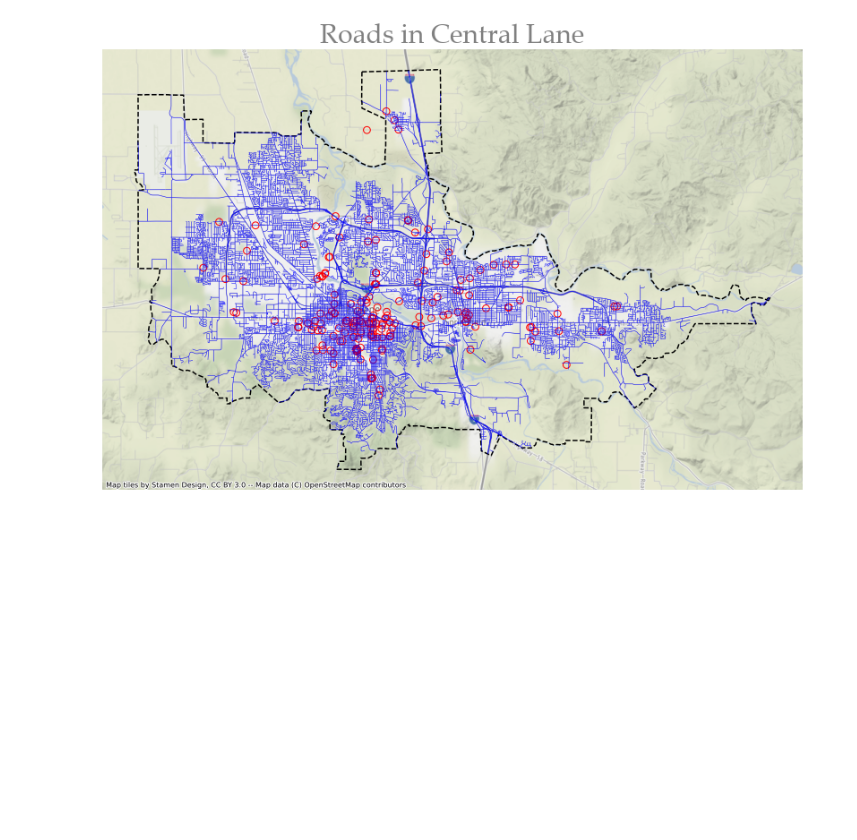
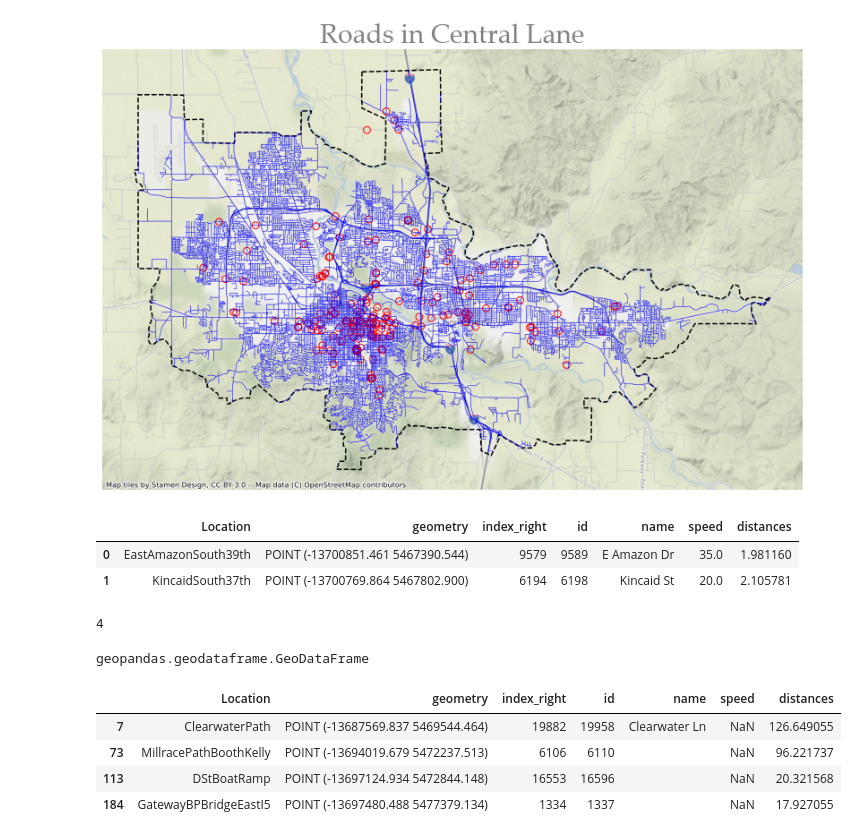
Before and after one commit to dongmeic/MPO_Data_Portal, a Jupyter notebook: TrafficCountData/AADBT/03_Roadway_Posted_Speed.ipynb, the cells around one changed output. Saved outputs shown, nothing was run; the diff lists cells and outputs as text; code cells hidden in the pictures; blank space fills up the shorter version.

```diff
--- a/TrafficCountData/AADBT/03_Roadway_Built_Facility.ipynb
+++ b/TrafficCountData/AADBT/03_Roadway_Posted_Speed.ipynb
@@ -49,0 +55,22 @@ ax.axis("off");
+# %%
+bikecountloc_near_road.head(2)
+# %% [output]
+|  | Location | geometry | index_right | id | name | speed | distances |
+| 0 | EastAmazonSouth39th | POINT (-13700851.461 5467390.544) | 9579 | 9589 | E Amazon Dr | 35.0 | 1.981160 |
+| 1 | KincaidSouth37th | POINT (-13700769.864 5467802.900) | 6194 | 6198 | Kincaid St | 20.0 | 2.105781 |
+# %%
+bikecountloc_near_road.speed.isna().sum()
+# %% [output]
+4
+# %%
+type(bikecountloc_near_road)
+# %% [output]
+geopandas.geodataframe.GeoDataFrame
+# %%
+bikecountloc_near_road[bikecountloc_near_road.speed.isna()]
+# %% [output]
+|  | Location | geometry | index_right | id | name | speed | distances |
+| 7 | ClearwaterPath | POINT (-13687569.837 5469544.464) | 19882 | 19958 | Clearwater Ln | NaN | 126.649055 |
+| 73 | MillracePathBoothKelly | POINT (-13694019.679 5472237.513) | 6106 | 6110 |  | NaN | 96.221737 |
+| 113 | DStBoatRamp | POINT (-13697124.934 5472844.148) | 16553 | 16596 |  | NaN | 20.321568 |
+| 184 | GatewayBPBridgeEastI5 | POINT (-13697480.488 5477379.134) | 1334 | 1337 |  | NaN | 17.927055 |
```
Also changed, not shown: parts of 16 cells of this notebook, 2 other files.
